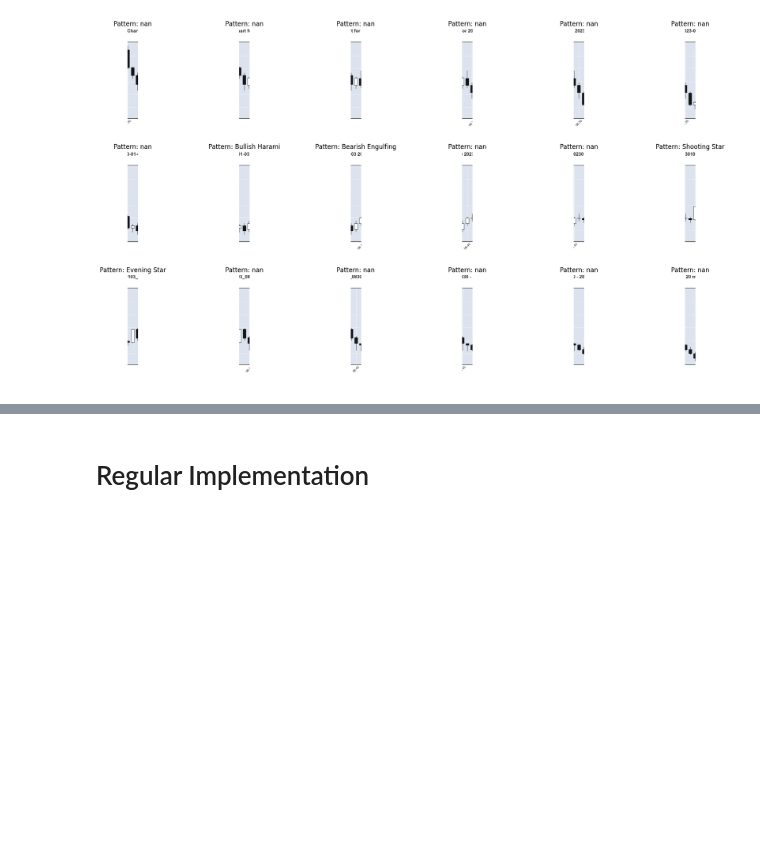
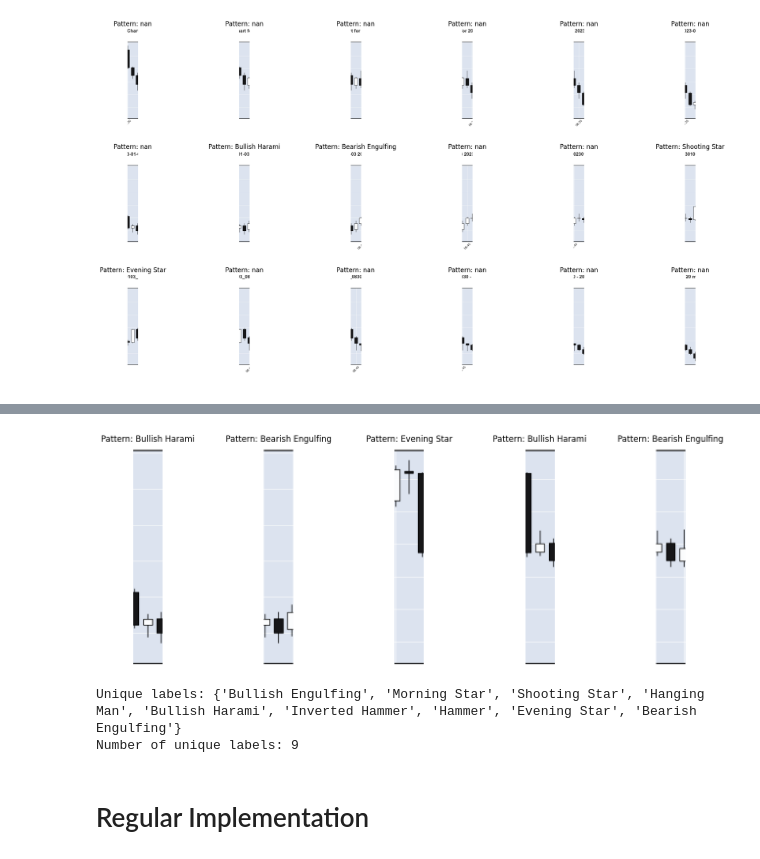
Before and after one commit to cbn0006/COMP6970, a Jupyter notebook: Final Project/paper1.ipynb, the cells around one changed output, grey strips where cells are left out. Saved outputs shown, nothing was run; the diff lists cells and outputs as text; code cells hidden in the pictures; blank space fills up the shorter version.

```diff
--- a/Final Project/paper1.ipynb
+++ b/Final Project/paper1.ipynb
@@ -384,3 +446,83 @@ Number of unique labels: 10
+# %%
+image_dir = "D:\\codyb\\COMP6970_Final_Project_Data\\charts\\20_minute_intervals\\"
+csv_path = "./labeling/TSLA_minute_data_cleaned_labeled.csv"
+
+csv_data = pd.read_csv(csv_path)
+csv_data['datetime'] = pd.to_datetime(csv_data['datetime'])
+
+x_start = 192
+x_end = 677
+total_width = x_end - x_start
+window_width = 55
+overlap_increment = 25
+
+all_candlestick_images = []
+all_candlestick_labels = []
+
+for filename in os.listdir(image_dir):
+    if filename.endswith(".png"):
+        parts = filename.split('_')
+        date_str = parts[2]
+        time_str = parts[3][:4]
+        datetime_str = f"{date_str[:4]}-{date_str[4:6]}-{date_str[6:]} {time_str[:2]}:{time_str[2:]}"
+        start_datetime = datetime.strptime(datetime_str, "%Y-%m-%d %H:%M")
+
+        start_index = csv_data[csv_data['datetime'] == start_datetime].index
+        if len(start_index) == 0:
+            print(f"No matching datetime found in CSV for file {filename}")
+            continue
+        start_index = start_index[0]
+
+        image_path = os.path.join(image_dir, filename)
+        image = cv2.imread(image_path)
+
+        candlestick_images = []
+        candlestick_labels = []
+        for i in range(18):
+            section_start = x_start + i * overlap_increment
+            section_end = section_start + window_width
+
+            if section_end > x_end:
+                break
+
+            candlestick_crop = image[60:475, section_start:section_end]
+            candlestick_images.append(candlestick_crop)
+
+            label_index = start_index + i + 1
+            if label_index < len(csv_data):
+                label = csv_data["Candlestick Pattern"].iloc[label_index]
+                if pd.isna(label):
+                    label = "None"
+                candlestick_labels.append(label)
+
+        all_candlestick_images.extend(candlestick_images)
+        all_candlestick_labels.extend(candlestick_labels)
+
+# Filter out "None" labels
+filtered_images_labels = [
+    (img, lbl) for img, lbl in zip(all_candlestick_images, all_candlestick_labels) if lbl != "None"
+]
+all_candlestick_images, all_candlestick_labels = zip(*filtered_images_labels)
+
+num_images_to_display = 5
+fig, axes = plt.subplots(1, min(num_images_to_display, len(all_candlestick_images)), figsize=(15, 5))
+
+for idx in range(min(num_images_to_display, len(all_candlestick_images))):
+    image_rgb = cv2.cvtColor(all_candlestick_images[idx], cv2.COLOR_BGR2RGB)
+    axes[idx].imshow(image_rgb)
+    axes[idx].set_title(f"Pattern: {all_candlestick_labels[idx]}")
+    axes[idx].axis('off')
+
+plt.tight_layout()
+plt.show()
+
+unique_labels = set(all_candlestick_labels)
+print("Unique labels:", unique_labels)
+print("Number of unique labels:", len(unique_labels))
+# %% [output]
+[figure, added]
+Unique labels: {'Bullish Engulfing', 'Morning Star', 'Shooting Star', 'Hanging Man', 'Bullish Harami', 'Inverted Hammer', 'Hammer', 'Evening Star', 'Bearish Engulfing'}
+Number of unique labels: 9
 # %% [markdown]
 # Regular Implementation
 # %%
```
Also changed, not shown: parts of 24 cells of this notebook, 1 other file.
